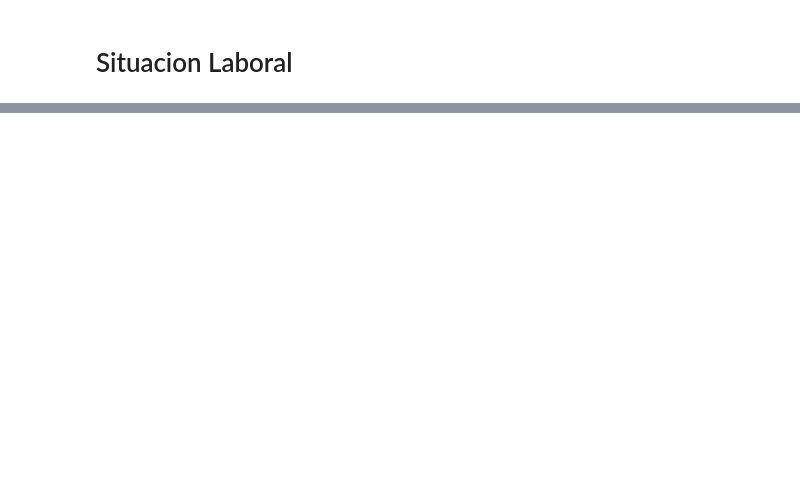
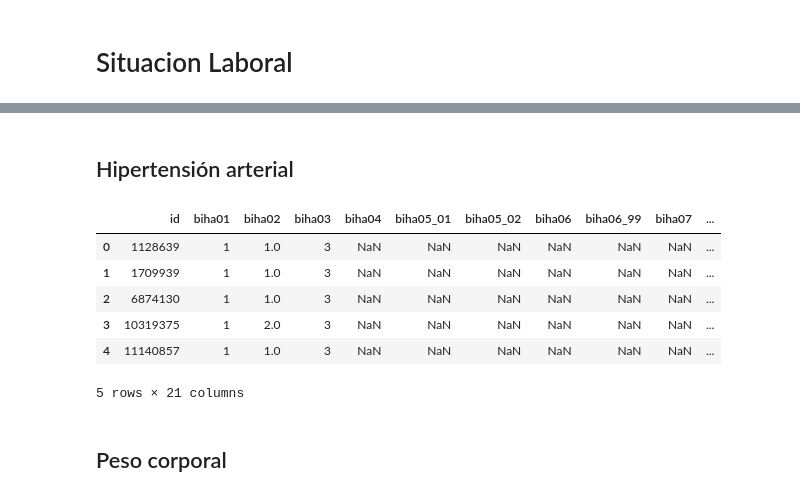
Before and after one commit to fausmurgades/Fundamentos-De-La-Ciencia-De-Datos-TP-Especial, a Jupyter notebook: nacho.ipynb, the cells around one changed output, grey strips where cells are left out. Cells and saved outputs as stored; diff of their text form; code cells hidden in the pictures; blank space fills up the shorter version.

```diff
--- a/nacho.ipynb
+++ b/nacho.ipynb
@@ -143,0 +362,38 @@ df_sit_laboral.head()
+# %% [markdown]
+## Hipertensión arterial
+# %%
+columnas = [
+    "id",
+    "biha01",
+    "biha02",
+    "biha03",
+    "biha04",
+    "biha05_01",
+    "biha05_02",
+    "biha06",
+    "biha06_99",
+    "biha07",
+    "biha08",
+    "biha09",
+    "biha10",
+    "biha11",
+    "biha11_99",
+    "biha12",
+    "biha13",
+    "biha14",
+    "biha15",
+    "control_hipertension",
+    "prevalencia_hipertension",
+]
+raw_data_hipertension = raw_data[columnas]
+raw_data_hipertension.head(5)
+# %% [output]
+|  | id | biha01 | biha02 | biha03 | biha04 | biha05_01 | biha05_02 | biha06 | biha06_99 | biha07 | ... |
+| 0 | 1128639 | 1 | 1.0 | 3 | NaN | NaN | NaN | NaN | NaN | NaN | ... |
+| 1 | 1709939 | 1 | 1.0 | 3 | NaN | NaN | NaN | NaN | NaN | NaN | ... |
+| 2 | 6874130 | 1 | 1.0 | 3 | NaN | NaN | NaN | NaN | NaN | NaN | ... |
+| 3 | 10319375 | 1 | 2.0 | 3 | NaN | NaN | NaN | NaN | NaN | NaN | ... |
+| 4 | 11140857 | 1 | 1.0 | 3 | NaN | NaN | NaN | NaN | NaN | NaN | ... |
+5 rows × 21 columns
+# %% [markdown]
+## Peso corporal
```
Also changed, not shown: parts of 51 cells of this notebook, 3 other files.
